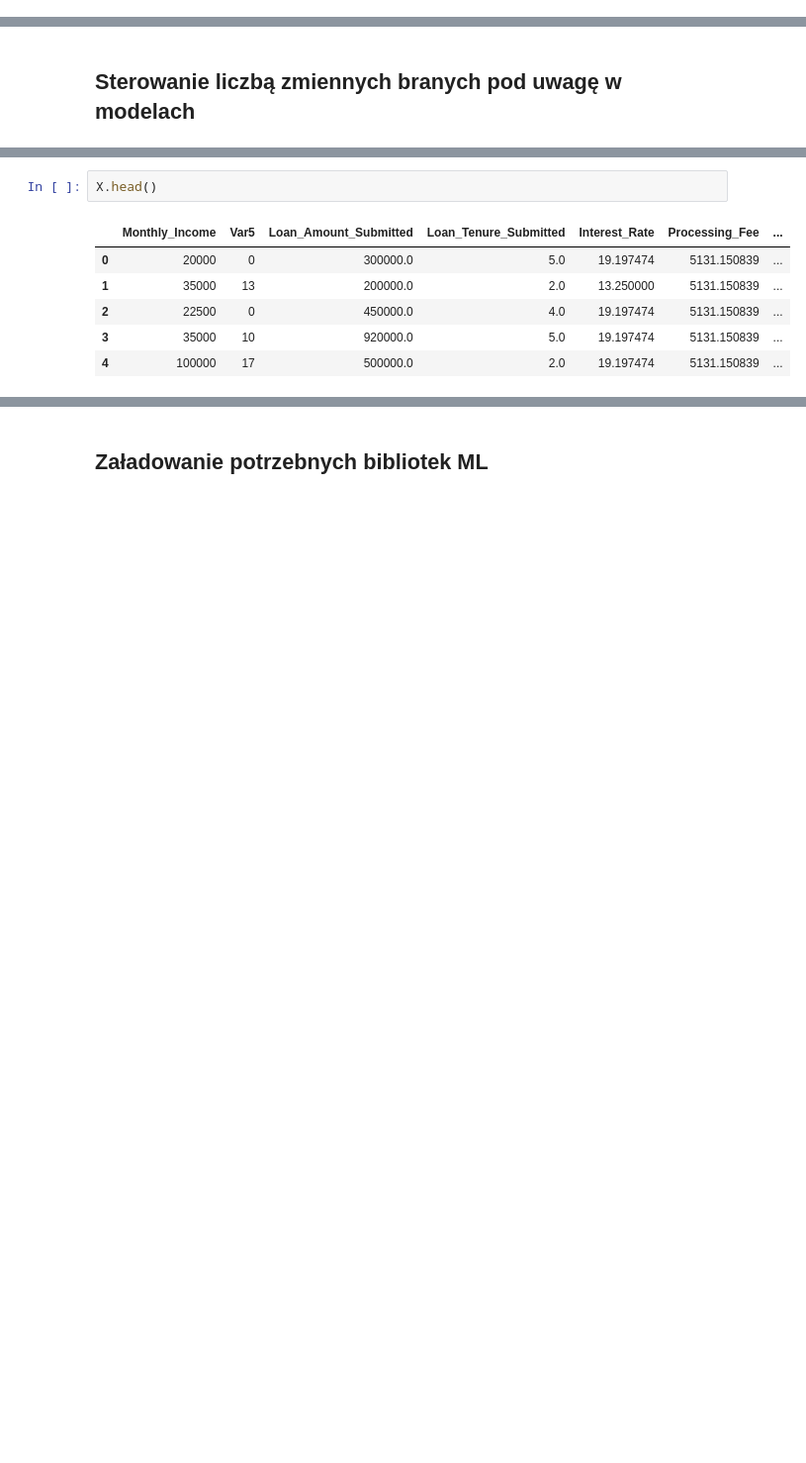
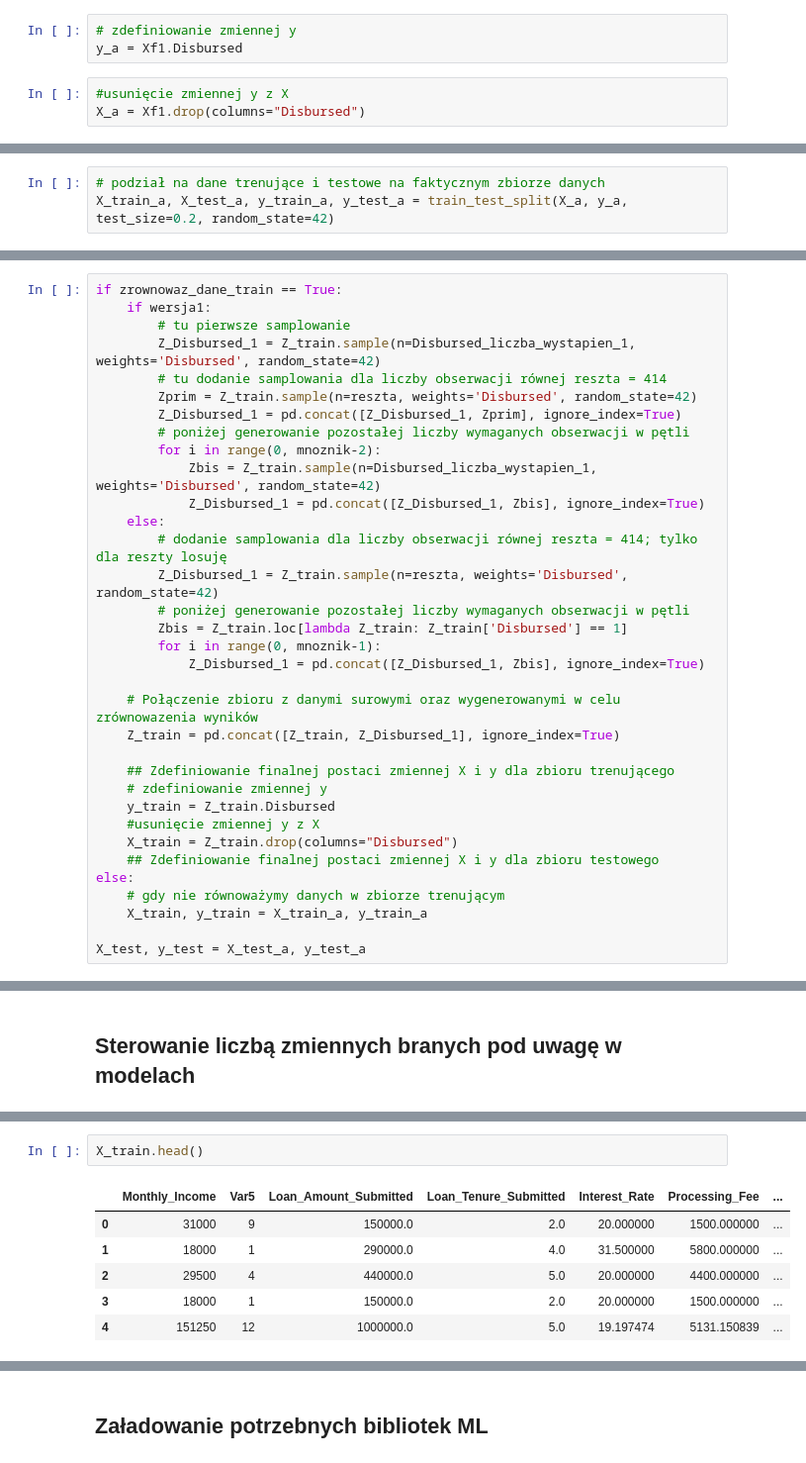
Before and after one commit to andrzej199/_projekt_, a Jupyter notebook: projekt_T2.ipynb, the cells around one changed output, grey strips where cells are left out. Shown at 99% size. Drawn from its saved outputs; the diff is of its cells as text; blank space fills up the shorter version.

```diff
--- a/projekt_T2.ipynb
+++ b/projekt_T2.ipynb
@@ -562,0 +578,6 @@ Disbursed_liczba_wystapien_0, Disbursed_liczba_wystapien_1
+# %%
+# zdefiniowanie zmiennej y
+y_a = Xf1.Disbursed
+# %%
+#usunięcie zmiennej y z X
+X_a = Xf1.drop(columns="Disbursed")
@@ -562,0 +589,3 @@ Disbursed_liczba_wystapien_0, Disbursed_liczba_wystapien_1
+# %%
+# podział na dane trenujące i testowe na faktycznym zbiorze danych
+X_train_a, X_test_a, y_train_a, y_test_a = train_test_split(X_a, y_a, test_size=0.2, random_state=42)
@@ -586 +659,35 @@ for i in range(0, mnoznik-2):
+# %%
+if zrownowaz_dane_train == True:
+    if wersja1:
+        # tu pierwsze samplowanie
+        Z_Disbursed_1 = Z_train.sample(n=Disbursed_liczba_wystapien_1, weights='Disbursed', random_state=42)
+        # tu dodanie samplowania dla liczby obserwacji równej reszta = 414
+        Zprim = Z_train.sample(n=reszta, weights='Disbursed', random_state=42)
+        Z_Disbursed_1 = pd.concat([Z_Disbursed_1, Zprim], ignore_index=True)
+        # poniżej generowanie pozostałej liczby wymaganych obserwacji w pętli
+        for i in range(0, mnoznik-2):
+            Zbis = Z_train.sample(n=Disbursed_liczba_wystapien_1, weights='Disbursed', random_state=42)
+            Z_Disbursed_1 = pd.concat([Z_Disbursed_1, Zbis], ignore_index=True)
+    else:
+        # dodanie samplowania dla liczby obserwacji równej reszta = 414; tylko dla reszty losuję
+        Z_Disbursed_1 = Z_train.sample(n=reszta, weights='Disbursed', random_state=42)
+        # poniżej generowanie pozostałej liczby wymaganych obserwacji w pętli
+        Zbis = Z_train.loc[lambda Z_train: Z_train['Disbursed'] == 1]
+        for i in range(0, mnoznik-1):
+            Z_Disbursed_1 = pd.concat([Z_Disbursed_1, Zbis], ignore_index=True)
+
+    # Połączenie zbioru z danymi surowymi oraz wygenerowanymi w celu zrównowazenia wyników
+    Z_train = pd.concat([Z_train, Z_Disbursed_1], ignore_index=True)
+
+    ## Zdefiniowanie finalnej postaci zmiennej X i y dla zbioru trenującego
+    # zdefiniowanie zmiennej y
+    y_train = Z_train.Disbursed
+    #usunięcie zmiennej y z X
+    X_train = Z_train.drop(columns="Disbursed")
+    ## Zdefiniowanie finalnej postaci zmiennej X i y dla zbioru testowego
+else:
+    # gdy nie równoważymy danych w zbiorze trenującym
+    X_train, y_train = X_train_a, y_train_a
+
+X_test, y_test = X_test_a, y_test_a
 # %%
@@ -643,9 +745,9 @@ X = X.drop(columns=["Gender_Male", "Mobile_Verified_Y", "Filled_Form_Y", "Device
 # %%
-X.head()
+X_train.head()
 # %% [output]
 |  | Monthly_Income | Var5 | Loan_Amount_Submitted | Loan_Tenure_Submitted | Interest_Rate | Processing_Fee | ... |
-| 0 | 20000 | 0 | 300000.0 | 5.0 | 19.197474 | 5131.150839 | ... |
-| 1 | 35000 | 13 | 200000.0 | 2.0 | 13.250000 | 5131.150839 | ... |
-| 2 | 22500 | 0 | 450000.0 | 4.0 | 19.197474 | 5131.150839 | ... |
-| 3 | 35000 | 10 | 920000.0 | 5.0 | 19.197474 | 5131.150839 | ... |
-| 4 | 100000 | 17 | 500000.0 | 2.0 | 19.197474 | 5131.150839 | ... |
+| 0 | 31000 | 9 | 150000.0 | 2.0 | 20.000000 | 1500.000000 | ... |
+| 1 | 18000 | 1 | 290000.0 | 4.0 | 31.500000 | 5800.000000 | ... |
+| 2 | 29500 | 4 | 440000.0 | 5.0 | 20.000000 | 4400.000000 | ... |
+| 3 | 18000 | 1 | 150000.0 | 2.0 | 20.000000 | 1500.000000 | ... |
+| 4 | 151250 | 12 | 1000000.0 | 5.0 | 19.197474 | 5131.150839 | ... |
```
Also changed, not shown: parts of 85 cells of this notebook.
